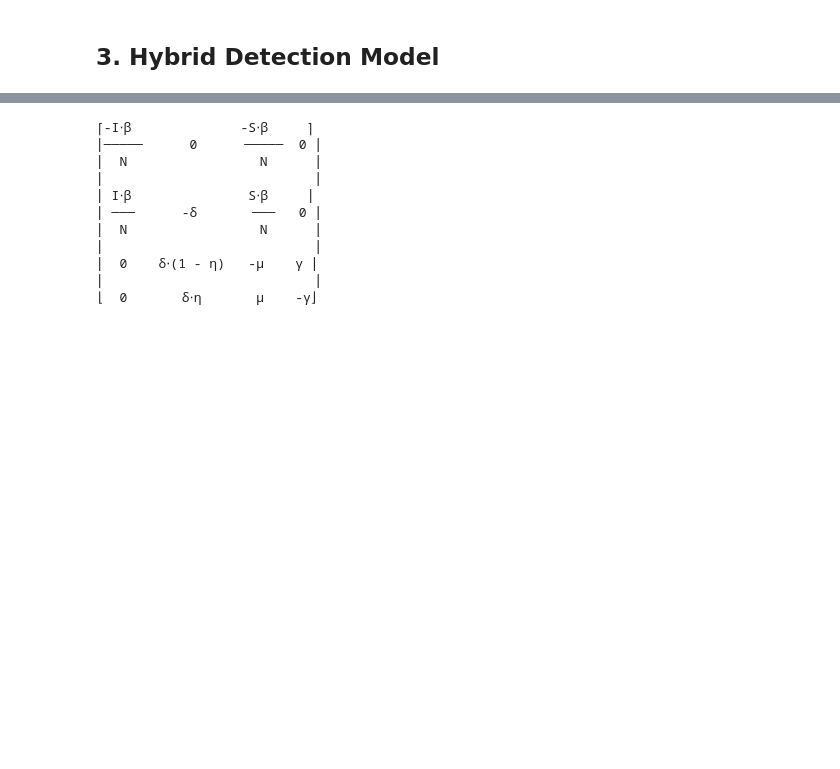
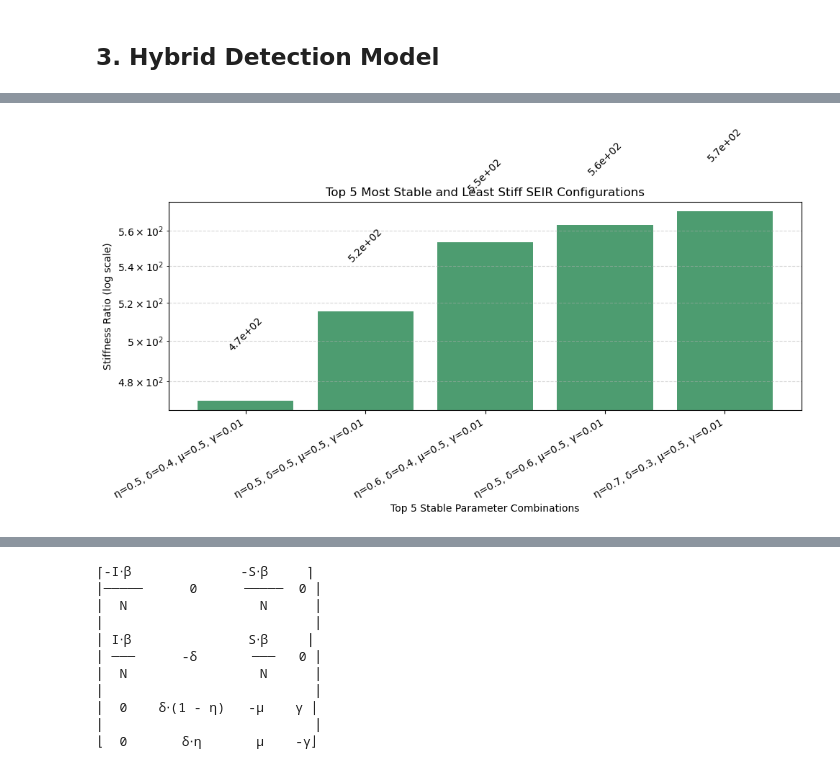
Before and after one commit to Danie1Arias/FakeNewsDetection, a Jupyter notebook: notebook.ipynb, the cells around one changed output, grey strips where cells are left out. Drawn from its saved outputs; the diff is of its cells as text; code cells hidden in the pictures; blank space fills up the shorter version.

```diff
--- a/notebook.ipynb
+++ b/notebook.ipynb
@@ -94,0 +90,90 @@ plot_seir(history_hybrid, title="Hybrid Detection Model (Experts + Crowd η)")
+# %%
+import numpy as np
+import matplotlib.pyplot as plt
+import pandas as pd
+
+# Fixed parameters
+beta = 0.6
+N = 1.0     # Normalized total population
+S0 = 0.95
+I0 = 0.02
+
+# Parameter ranges to test
+delta_values = [0.3, 0.4, 0.5, 0.6]
+eta_values = [0.4, 0.5, 0.6, 0.7, 0.8]
+mu_values = [0.1, 0.2, 0.3, 0.4, 0.5]
+gamma_values = [0.01, 0.02, 0.03]
+
+# Store results
+results = []
+
+for delta in delta_values:
+    for eta in eta_values:
+        for mu in mu_values:
+            for gamma in gamma_values:
+                # Construct Jacobian matrix
+                J = np.array([
+                    [-beta * I0 / N, 0, -beta * S0 / N, 0],
+                    [ beta * I0 / N, -delta, beta * S0 / N, 0],
+                    [0, (1 - eta) * delta, -mu, gamma],
+                    [0, eta * delta, mu, -gamma]
+                ])
+
+                # Eigenvalues and stiffness ratio
+                eigvals = np.linalg.eigvals(J)
+                eigvals_real = np.real(eigvals)
+                abs_eigvals = np.abs(eigvals)
+                try:
+                    stiffness_ratio = abs_eigvals.max() / abs_eigvals[abs_eigvals > 1e-12].min()
+                except:
+                    stiffness_ratio = np.inf
+                is_stable = np.all(eigvals_real < 0)
+
+                # Store
+                results.append({
+                    'delta': delta,
+                    'eta': eta,
+                    'mu': mu,
+                    'gamma': gamma,
+                    'λ_max_real': eigvals_real.max(),
+                    'λ_min_real': eigvals_real.min(),
+                    'stiffness_ratio': stiffness_ratio,
+                    'stable': is_stable
+                })
+
+# Create DataFrame
+df = pd.DataFrame(results)
+
+# Filter only stable systems and sort by lowest stiffness
+stable_df = df[df['stable'] == True]
+top5_best = stable_df.sort_values('stiffness_ratio').head(5).reset_index(drop=True)
+
+# Print results
+print("Top 5 most stable and least stiff parameter combinations:")
+print(top5_best)
+
+# Plot top 5
+plt.figure(figsize=(10, 6))
+bars = plt.bar(
+    x=top5_best.index,
+    height=top5_best['stiffness_ratio'],
+    tick_label=[f'η={r["eta"]}, δ={r["delta"]}, μ={r["mu"]}, γ={r["gamma"]}' for _, r in top5_best.iterrows()],
+    color='seagreen',
+    alpha=0.85
+)
+
+# Add annotations
+for bar in bars:
+    height = bar.get_height()
+    plt.text(bar.get_x() + bar.get_width() / 2, height * 1.05, f'{height:.1e}',
+             ha='center', va='bottom', fontsize=10, rotation=45)
+
+plt.yscale('log')
+plt.ylabel("Stiffness Ratio (log scale)")
+plt.xlabel("Top 5 Stable Parameter Combinations")
+plt.title("Top 5 Most Stable and Least Stiff SEIR Configurations")
+plt.xticks(rotation=30, ha='right')
+plt.grid(True, which='both', axis='y', linestyle='--', alpha=0.5)
+plt.tight_layout()
+plt.show()
+# %% [output]
@@ -94,0 +187 @@ plot_seir(history_hybrid, title="Hybrid Detection Model (Experts + Crowd η)")
+[figure, added]
```
Also changed, not shown: parts of 13 cells of this notebook, 1 other file.
